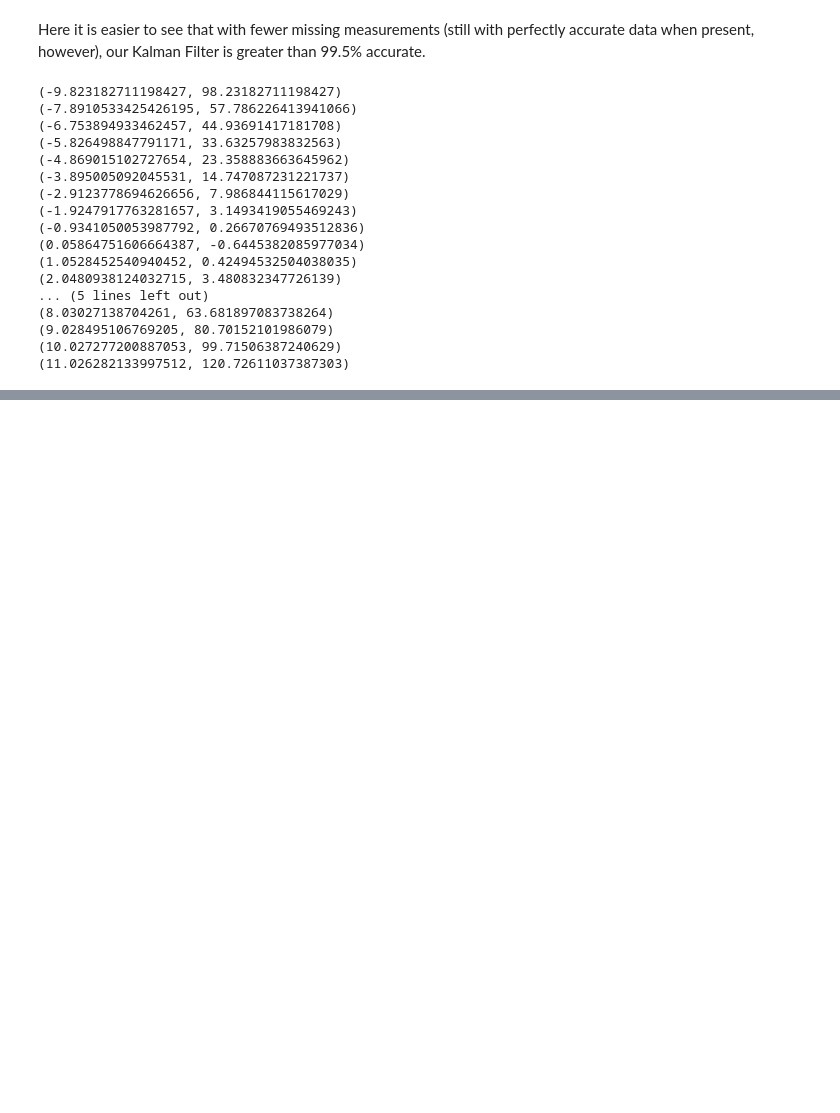
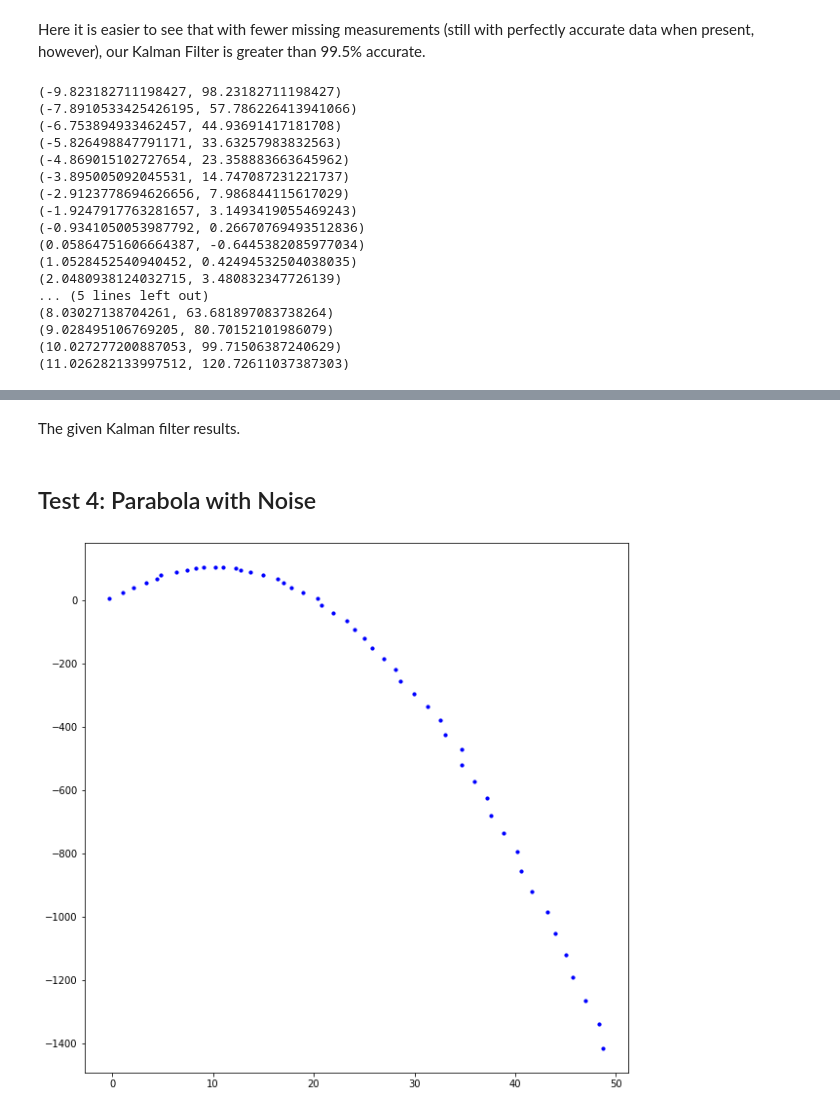
Before and after one commit to cansik/yolo-hand-detection, a Jupyter notebook: kalman/synthetic_data_kalman_tests.ipynb, the cells around one changed output, grey strips where cells are left out. Saved outputs shown, nothing was run; the diff lists cells and outputs as text; code cells hidden in the pictures; blank space fills up the shorter version.

```diff
--- a/kalman/synthetic_data_kalman_tests.ipynb
+++ b/kalman/synthetic_data_kalman_tests.ipynb
@@ -211,0 +247,24 @@ While our Kalman Filter (Orange) is rougly keeping up with the shape of the grou
+# %% [markdown]
+The given Kalman filter results.
+# %% [markdown]
+## Test 4: Parabola with Noise
+# %%
+def parab(x, a, b, c):
+    return a*x**2 + b*x + c
+
+xs = np.arange(50)
+ys = np.array([parab(x, -1, 20, 4) for x in xs])
+
+og_x = xs.copy()
+og_y = ys.copy()
+
+np.random.seed(4831)
+xs = xs + np.random.randn(len(xs))/4
+ys = ys + np.random.randn(len(ys))/4
+
+plt.figure(figsize=(10,10))
+
+plt.scatter(xs, ys, color='b', s=10)
+plt.show()
+# %% [output]
+[figure, added]
```
Also changed, not shown: parts of 22 cells of this notebook, 8 other files.
